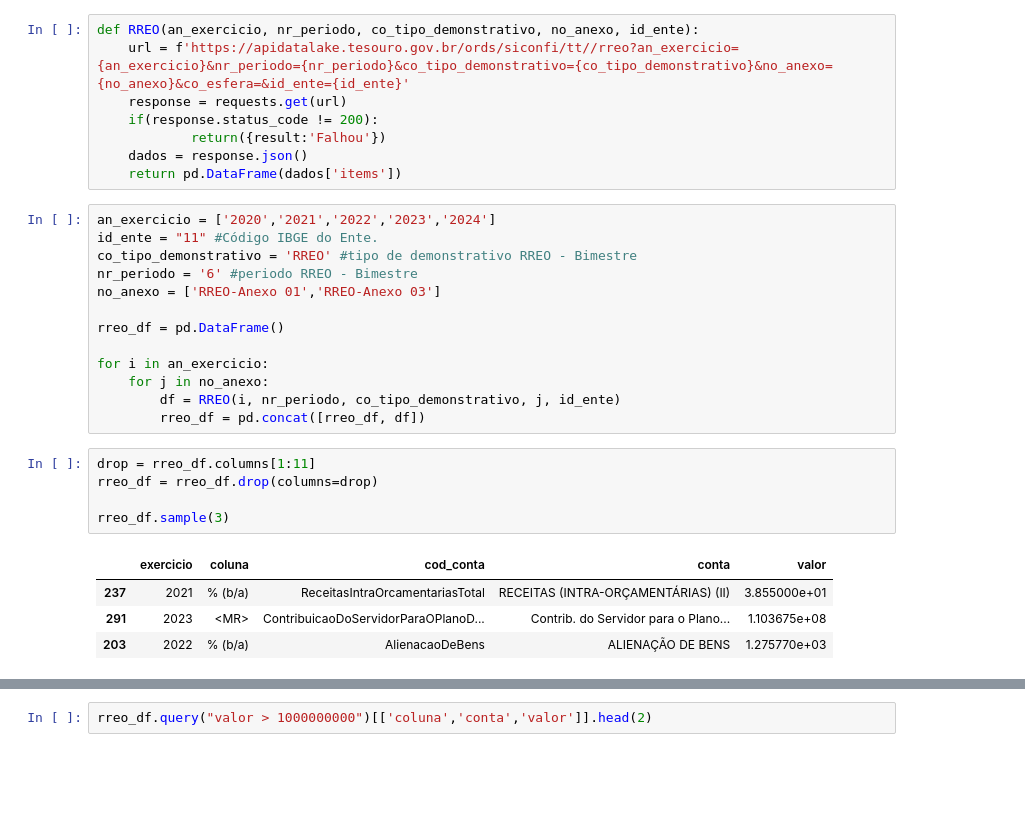
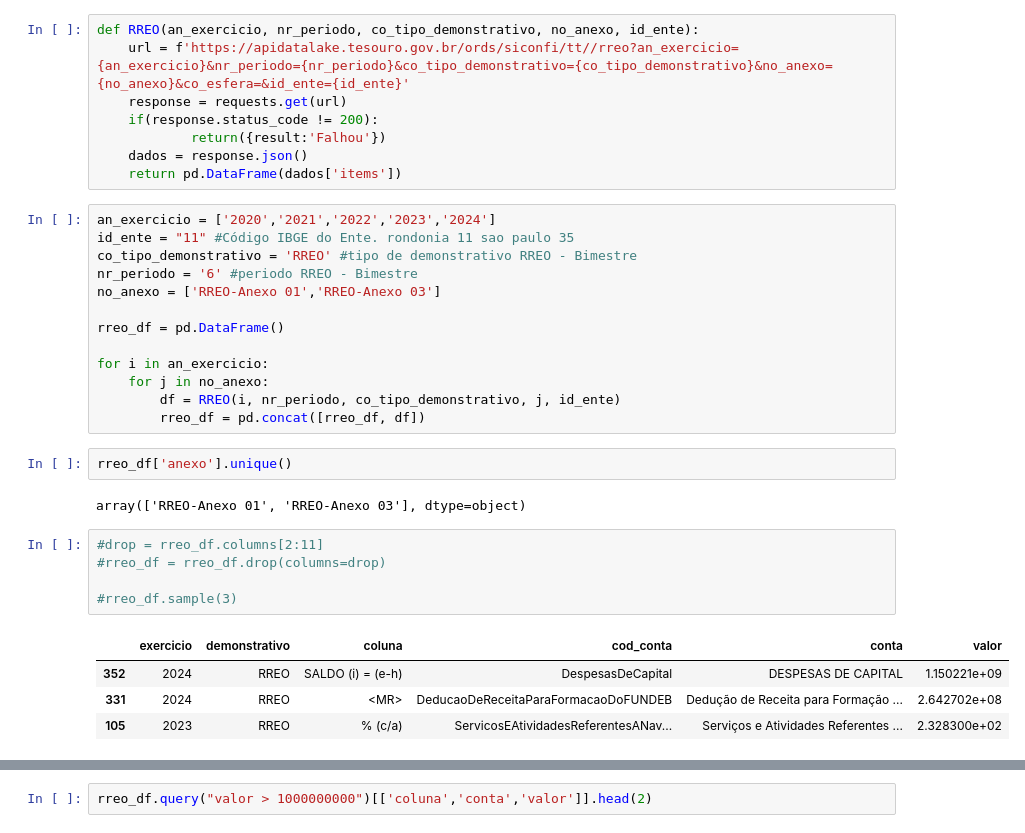
Before and after one commit to PedroJRod/api_siconfi, a Jupyter notebook: report.ipynb, the cells around one changed output, grey strips where cells are left out. Drawn from its saved outputs; the diff is of its cells as text; blank space fills up the shorter version.

```diff
--- a/report.ipynb
+++ b/report.ipynb
@@ -12,7 +12,7 @@ def RREO(an_exercicio, nr_periodo, co_tipo_demonstrativo, no_anexo, id_ente):
     return pd.DataFrame(dados['items'])
 # %%
 an_exercicio = ['2020','2021','2022','2023','2024']
-id_ente = "11" #Código IBGE do Ente.
+id_ente = "11" #Código IBGE do Ente. rondonia 11 sao paulo 35
 co_tipo_demonstrativo = 'RREO' #tipo de demonstrativo RREO - Bimestre
 nr_periodo = '6' #periodo RREO - Bimestre
 no_anexo = ['RREO-Anexo 01','RREO-Anexo 03']
@@ -23,13 +23,17 @@ for i in an_exercicio:
     for j in no_anexo:
         df = RREO(i, nr_periodo, co_tipo_demonstrativo, j, id_ente)
         rreo_df = pd.concat([rreo_df, df])
+# %%
+rreo_df['anexo'].unique()
+# %% [output]
+array(['RREO-Anexo 01', 'RREO-Anexo 03'], dtype=object)
 # %%
-drop = rreo_df.columns[1:11]
-rreo_df = rreo_df.drop(columns=drop)
+#drop = rreo_df.columns[2:11]
+#rreo_df = rreo_df.drop(columns=drop)
 
-rreo_df.sample(3)
+#rreo_df.sample(3)
 # %% [output]
-|  | exercicio | coluna | cod_conta | conta | valor |
-| 237 | 2021 | % (b/a) | ReceitasIntraOrcamentariasTotal | RECEITAS (INTRA-ORÇAMENTÁRIAS) (II) | 3.855000e+01 |
-| 291 | 2023 | <MR> | ContribuicaoDoServidorParaOPlanoD... | Contrib. do Servidor para o Plano... | 1.103675e+08 |
-| 203 | 2022 | % (b/a) | AlienacaoDeBens | ALIENAÇÃO DE BENS | 1.275770e+03 |
+|  | exercicio | demonstrativo | coluna | cod_conta | conta | valor |
+| 352 | 2024 | RREO | SALDO (i) = (e-h) | DespesasDeCapital | DESPESAS DE CAPITAL | 1.150221e+09 |
+| 331 | 2024 | RREO | <MR> | DeducaoDeReceitaParaFormacaoDoFUNDEB | Dedução de Receita para Formação ... | 2.642702e+08 |
+| 105 | 2023 | RREO | % (c/a) | ServicosEAtividadesReferentesANav... | Serviços e Atividades Referentes ... | 2.328300e+02 |
```
Also changed, not shown: parts of 6 cells of this notebook, 1 other file.
